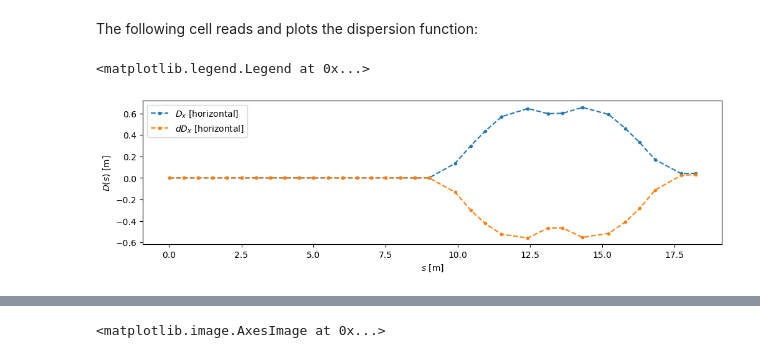
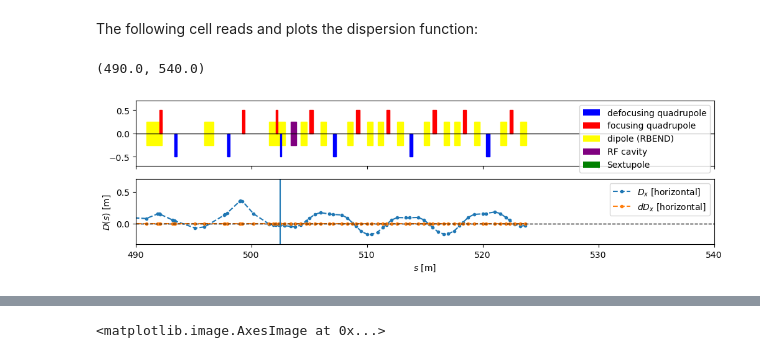
Before and after one commit to sebastiankalos/JAI_project, a Jupyter notebook: bunch_compressor.ipynb, the cells around one changed output, grey strips where cells are left out. Cells and saved outputs as stored; diff of their text form; code cells hidden in the pictures.

```diff
--- a/bunch_compressor.ipynb
+++ b/bunch_compressor.ipynb
@@ -102,16 +102,43 @@ plt.savefig('jupyter_plots/Transfer_lattice.jpg', bbox_inches='tight')
 # %% [markdown]
 The following cell reads and plots the dispersion function:
-# %%
-fig, ax1 = plt.subplots(figsize=(12,3))
-ax1.plot(s,Dx,'.--',label=r'$D_x$ [horizontal]')
-ax1.plot(s,dDx,'.--',label=r'$dD_x$ [horizontal]')
-plt.legend(loc="upper right")
-ax1.set_xlabel(r'$s$ [m]')
-ax1.set_ylabel(r'$D(s)$ [m]')
-plt.legend()
-#plt.axvline(x=502.47)
-#plt.xlim(490,520)
-# %% [output]
-<matplotlib.legend.Legend at 0x...>
-[figure, removed]
+# %%
+fig, ax = plt.subplots(2,1,figsize=(12,3),sharex=True)
+ax[1].plot(s,Dx,'.--',label=r'$D_x$ [horizontal]')
+ax[1].plot(s,dDx,'.--',label=r'$dD_x$ [horizontal]')
+ax[1].legend(loc="upper right")
+ax[1].set_xlabel(r'$s$ [m]')
+ax[1].set_ylabel(r'$D(s)$ [m]')
+
+elem_width=0.5
+for type_,s_,L_,K1L_ in zip(type,s,L,K1L): #for each element, plot a rectangular patch in lab frame
+    if 'QUADRUPOLE' in type_:
+        if K1L_<0: #if defocusing
+            ax[0].add_patch(Rectangle((s_,0), L_, -elem_width,color='blue'))
+        else: #if focusing
+            ax[0].add_patch(Rectangle((s_,0), L_, elem_width,color='red'))
+    elif 'RFCAVITY' in type_:
+        ax[0].add_patch(Rectangle((s_,-elem_width/2), L_, elem_width,color='purple'))
+    elif 'RBEND' in type_:
+       ax[0].add_patch(Rectangle((s_, -elem_width/2), L_, elem_width,color='yellow')) #left dipole patch
+       #plt.text(x,y-0.8*elem_width,s=r"$\theta$="+str(round(angle_*180/np.pi,2))+r"$^o$")
+    elif 'SEXTUPOLE' in type_:
+        ax[0].add_patch(Rectangle((s_,-elem_width/2), L_, elem_width,color='green'))
+
+ax[0].axhline(y=0,linewidth=1,color='black')
+ax[0].set_ylim(-0.7,0.7)
+
+hndl = [Patch(facecolor='blue', label='defocusing quadrupole'),#make a legend corresponding to the color patches signifying lattice elements
+        Patch(facecolor='red', label='focusing quadrupole'),
+        Patch(facecolor='yellow', label='dipole (RBEND)'),
+        Patch(facecolor='purple', label='RF cavity'),
+        Patch(facecolor='green', label='Sextupole')]
+ax[0].legend(handles=hndl,loc='upper right')
+
+plt.legend()
+plt.axhline(y=0,color='black',linestyle='--',linewidth=1)
+plt.axvline(x=502.47)
+plt.xlim(490,540)
+# %% [output]
+(490.0, 540.0)
+[figure, added]
 # %%
```
Also changed, not shown: parts of 6 cells of this notebook, 10 other files.
